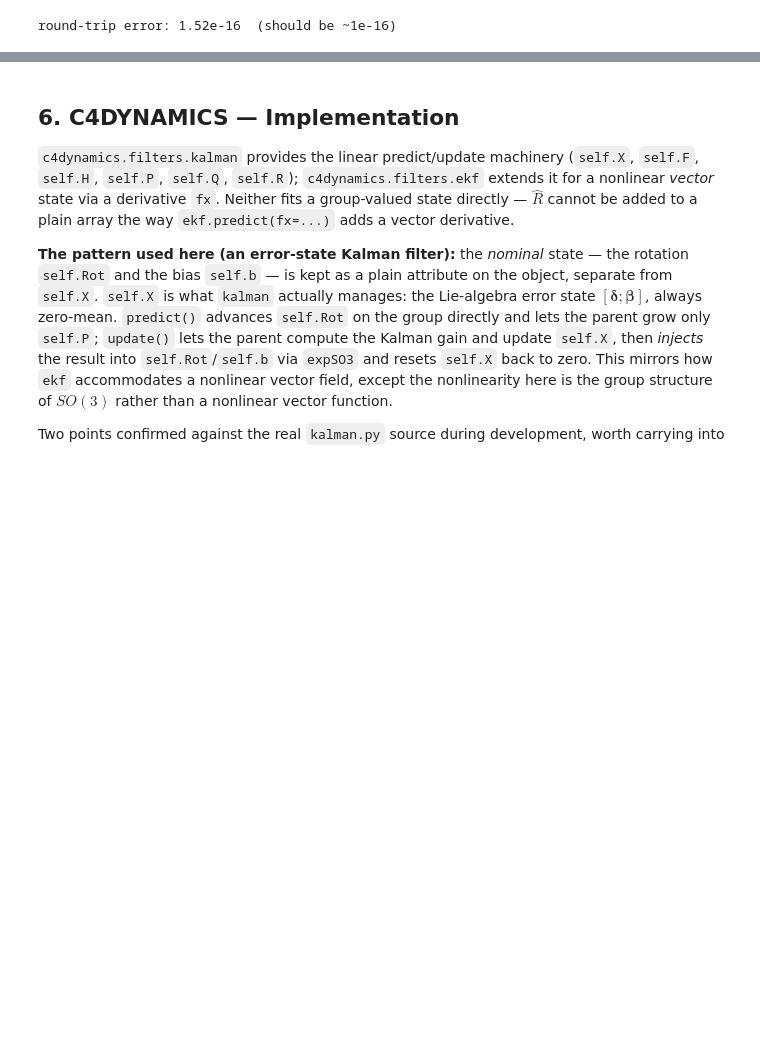
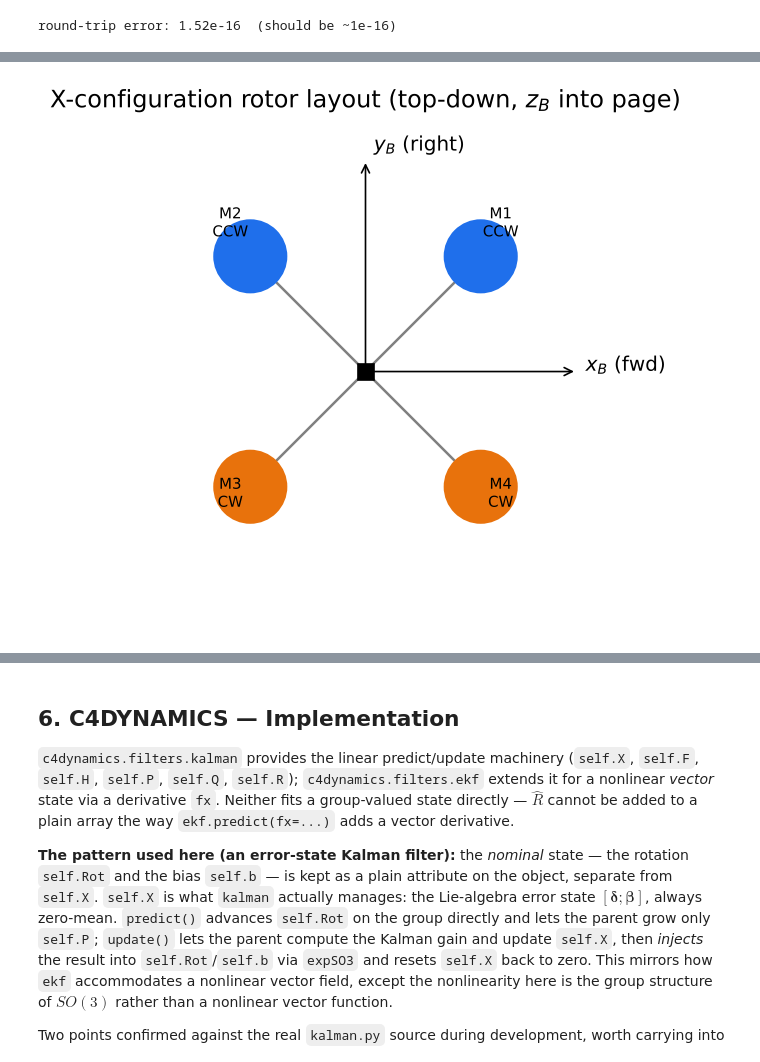
Before and after one commit to c4dynamics/c4dynamics, a Jupyter notebook: docs/source/programs/iekf_estimation/iekf.ipynb, the cells around one changed output, grey strips where cells are left out. Cells and saved outputs as stored; diff of their text form; code cells hidden in the pictures; blank space fills up the shorter version.

```diff
--- a/docs/source/programs/iekf_estimation/iekf.ipynb
+++ b/docs/source/programs/iekf_estimation/iekf.ipynb
@@ -87,17 +106,0 @@ and this note should state the first release containing it.
-# %%
-import numpy as np
-import matplotlib.pyplot as plt
-import matplotlib as mpl
-
-import c4dynamics as c4d
-from iekf import iekf, skewSym, expSO3, logSO3
-
-mpl.rcParams.update({
-    'font.family': 'sans-serif', 'font.size': 12,
-    'axes.spines.top': False, 'axes.spines.right': False,
-    'axes.grid': True, 'grid.alpha': 0.25,
-    'figure.facecolor': 'white', 'axes.facecolor': 'white',
-})
-
-np.random.seed(11)
-print("numpy", np.__version__, "| c4dynamics", c4d.__version__)
@@ -454,0 +330,27 @@ sensor model functions defined
+# %%
+l = 0.225
+az_deg = [45, 135, 225, 315]
+spin = ['CCW', 'CCW', 'CW', 'CW']
+labels = ['M1', 'M2', 'M3', 'M4']
+colors = ['#1f6feb', '#1f6feb', '#e8720c', '#e8720c']
+
+fig, ax = plt.subplots(figsize=(5, 5), dpi=120)
+ax.plot(0, 0, 'ks', ms=10)
+for az, s, lab, c in zip(az_deg, spin, labels, colors):
+    th = np.deg2rad(az)
+    x, y = l*np.cos(th), l*np.sin(th)
+    ax.plot([0, x], [0, y], color='0.5', lw=1.5, zorder=1)
+    ax.add_patch(plt.Circle((x, y), 0.05, color=c, zorder=2))
+    ax.annotate(f"{lab}\n{s}", (x, y), textcoords="offset points",
+                xytext=(12*np.sign(x) if x != 0 else 12, 12*np.sign(y) if y != 0 else 12),
+                ha='center', fontsize=9)
+ax.annotate('', xy=(l*1.3, 0), xytext=(0, 0), arrowprops=dict(arrowstyle='->', color='k'))
+ax.annotate('$x_B$ (fwd)', (l*1.3, 0), textcoords="offset points", xytext=(5, 0))
+ax.annotate('', xy=(0, l*1.3), xytext=(0, 0), arrowprops=dict(arrowstyle='->', color='k'))
+ax.annotate('$y_B$ (right)', (0, l*1.3), textcoords="offset points", xytext=(5, 5))
+ax.set_xlim(-0.35, 0.35); ax.set_ylim(-0.35, 0.35)
+ax.set_aspect('equal'); ax.set_title('X-configuration rotor layout (top-down, $z_B$ into page)')
+ax.axis('off')
+plt.tight_layout(); plt.show()
+# %% [output]
+[figure, added]
```
Also changed, not shown: parts of 76 cells of this notebook.
